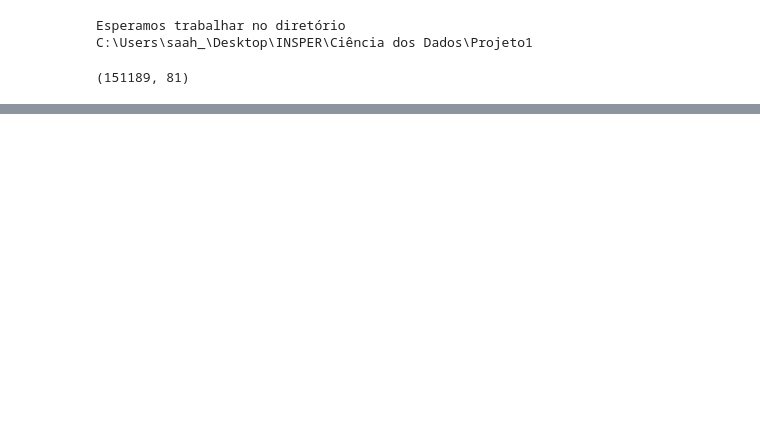
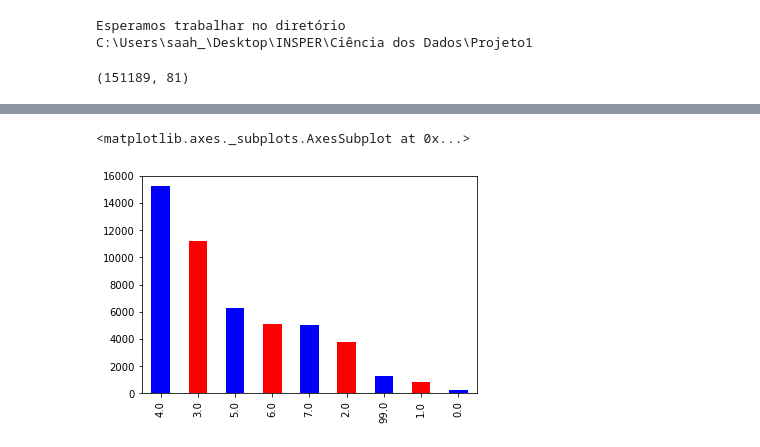
Before and after one commit to Samara19/Ci-ncia-dos-Dados, a Jupyter notebook: Projeto+1+Ciência+dos+Dados.ipynb, the cells around one changed output, grey strips where cells are left out. Drawn from its saved outputs; the diff is of its cells as text; code cells hidden in the pictures; blank space fills up the shorter version.

```diff
--- a/Projeto+1+Ciência+dos+Dados.ipynb
+++ b/Projeto+1+Ciência+dos+Dados.ipynb
@@ -201,0 +114,6 @@ df
+# %%
+dfc = df['Renda'].value_counts()
+dfc.plot(kind='bar', color=('blue', 'red'), legend=False)
+# %% [output]
+<matplotlib.axes._subplots.AxesSubplot at 0x...>
+[figure, added]
```
Also changed, not shown: parts of 15 cells of this notebook.
